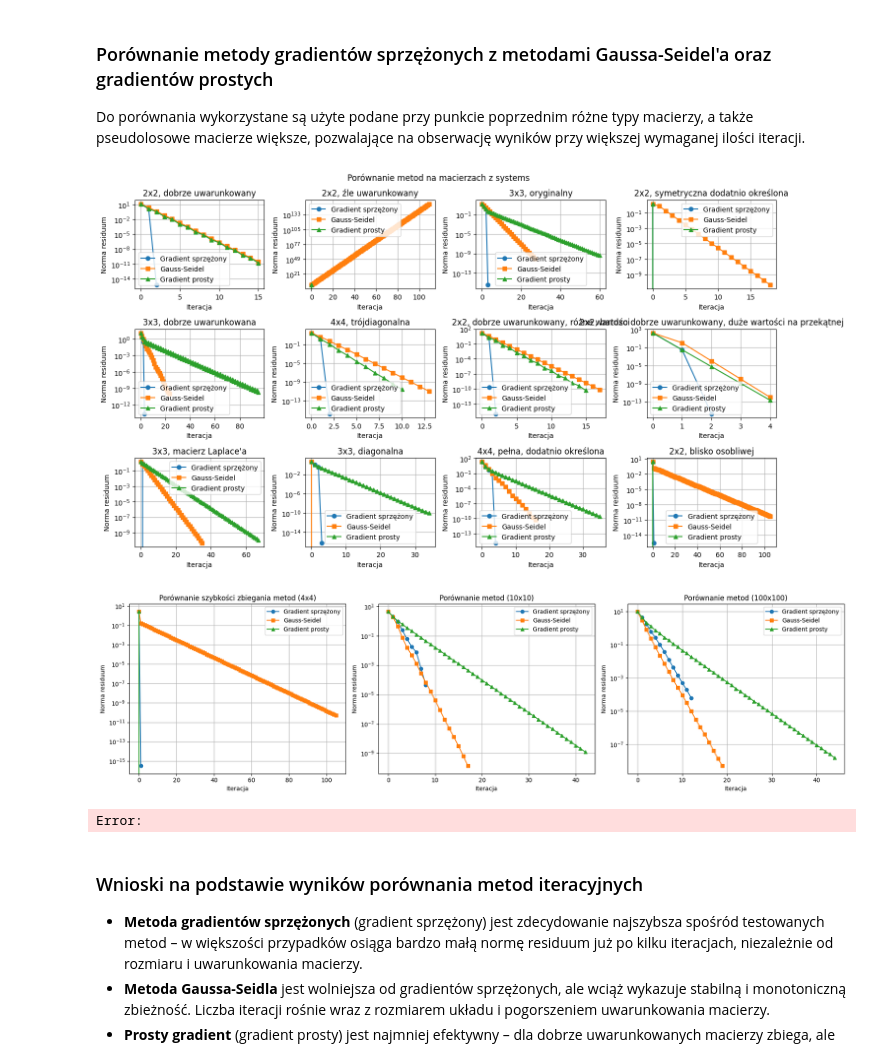
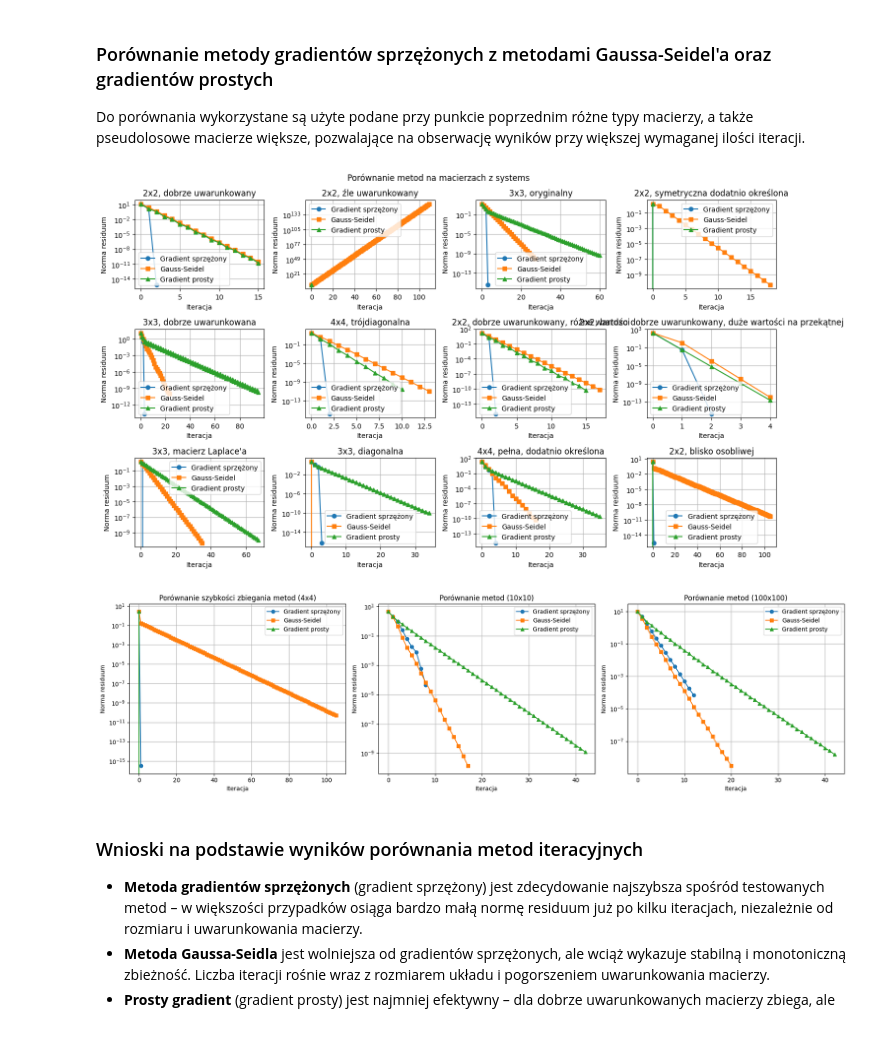
Before and after one commit to Hadidomena/MetodyNumeryczne, a Jupyter notebook: MetodyNumeryczne/Sprawozdanie5.ipynb, the cells around one changed output. Cells and saved outputs as stored; diff of their text form; code cells hidden in the pictures.

```diff
--- a/MetodyNumeryczne/Sprawozdanie5.ipynb
+++ b/MetodyNumeryczne/Sprawozdanie5.ipynb
@@ -419,35 +419,53 @@ axes[0].semilogy(res_simple_grad, marker='^', label='Gradient prosty')
 axes[0].set_xlabel('Iteracja')
 axes[0].set_ylabel('Norma residuum')
 axes[0].set_title('Porównanie szybkości zbiegania metod (4x4)')
 axes[0].legend()
 axes[0].grid(True)
 
+# Przygotuj losowe układy 10x10 i 100x100 (symetryczne dodatnio określone)
+def random_spd_matrix(n):
+    M = np.random.randn(n, n)
+    return np.dot(M, M.T) + n * np.eye(n)
+
+np.random.seed(0)
+A10 = random_spd_matrix(10)
+b10 = np.random.randn(10)
+A100 = random_spd_matrix(100)
+b100 = np.random.randn(100)
+
+res_grad_10 = gradient_with_trace(A10, b10)
+res_gs_10 = gauss_seidel(A10, b10)
+res_simple_grad_10 = simple_gradient(A10, b10)
+
+res_grad_100 = gradient_with_trace(A100, b100)
+res_gs_100 = gauss_seidel(A100, b100)
+res_simple_grad_100 = simple_gradient(A100, b100)
+
 # 10x10
 axes[1].semilogy(res_grad_10, marker='o', label='Gradient sprzężony')
 axes[1].semilogy(res_gs_10, marker='s', label='Gauss-Seidel')
 axes[1].semilogy(res_simple_grad_10, marker='^', label='Gradient prosty')
 axes[1].set_xlabel('Iteracja')
 axes[1].set_ylabel('Norma residuum')
 axes[1].set_title('Porównanie metod (10x10)')
 axes[1].legend()
 axes[1].grid(True)
 
 # 100x100
 axes[2].semilogy(res_grad_100, marker='o', label='Gradient sprzężony')
 axes[2].semilogy(res_gs_100, marker='s', label='Gauss-Seidel')
 axes[2].semilogy(res_simple_grad_100, marker='^', label='Gradient prosty')
 axes[2].set_xlabel('Iteracja')
 axes[2].set_ylabel('Norma residuum')
 axes[2].set_title('Porównanie metod (100x100)')
 axes[2].legend()
 axes[2].grid(True)
 
 plt.tight_layout()
 plt.show()
 # %% [output]
 [figure]
-[figure, old version]
+[figure, new version]
-Error:
 # %% [markdown]
 ### Wnioski na podstawie wyników porównania metod iteracyjnych
 
```
